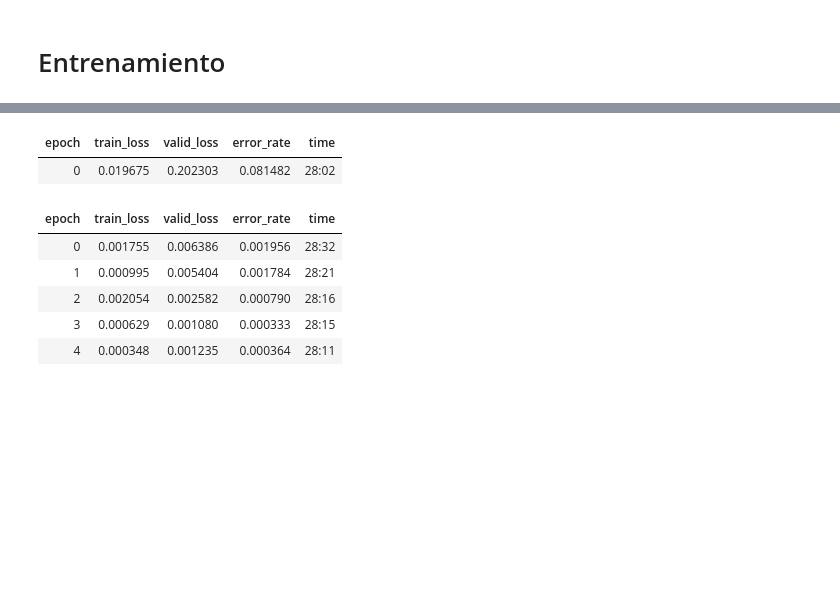
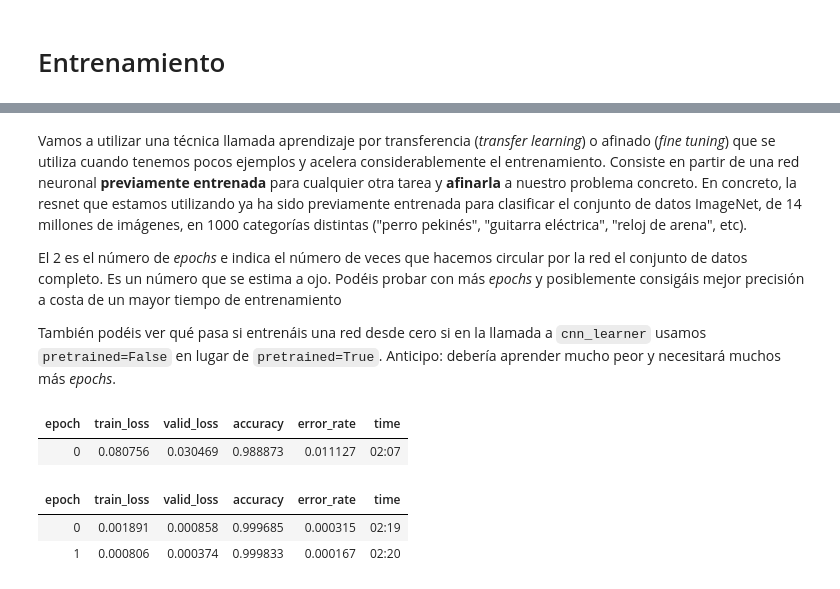
Before and after one commit to jamarju/demo_orla, a Jupyter notebook: 03_entrena_fastai.ipynb, the cells around one changed output, grey strips where cells are left out. Saved outputs shown, nothing was run; the diff lists cells and outputs as text; code cells hidden in the pictures; blank space fills up the shorter version.

Commit message:
train + test RC

```diff
--- a/03_entrena_fastai.ipynb
+++ b/03_entrena_fastai.ipynb
@@ -42,0 +47,3 @@ data_dir = Path('crops')
+# %%
+temp_d = Path('temp')
+temp_d.mkdir(exist_ok=True)
@@ -43 +58,3 @@ data_dir = Path('crops')
+# %%
+crops_d = temp_d / 'crops'
 # %%
@@ -47,9 +64,10 @@ data_dir.ls()
 # %%
 %%time
 dls = ImageDataLoaders.from_folder(
-    data_dir,
+    crops_d,
     item_tfms=Resize(128),
-    bs=128,
-    num_workers=2,
+    batch_tfms=Normalize.from_stats(*imagenet_stats),
+    bs=1024,
+    num_workers=multiprocessing.cpu_count(),
 )
 # %% [output]
@@ -62,4 +82,10 @@ dls.show_batch()
 # %%
 %%time
-learn = cnn_learner(dls, resnet18, metrics=error_rate, path='.').to_fp16().to_parallel()
+learn = cnn_learner(
+    dls,
+    resnet18,
+    metrics=[accuracy, error_rate],
+    path='.',
+    pretrained=True,
+).to_fp16().to_parallel()
 # %% [output]
@@ -76,12 +101,15 @@ learn.show_results()
+# %% [markdown]
+Vamos a utilizar una técnica llamada aprendizaje por transferencia (_transfer learning_) o afinado (_fine tuning_) que se utiliza cuando tenemos pocos ejemplos y acelera considerablemente el entrenamiento. Consiste en partir de una red neuronal **previamente entrenada** para cualquier otra tarea y **afinarla** a nuestro problema concreto. En concreto, la resnet que estamos utilizando ya ha sido previamente entrenada para clasificar el conjunto de datos ImageNet, de 14 millones de imágenes, en 1000 categorías distintas ("perro pekinés", "guitarra eléctrica", "reloj de arena", etc).
+
+El 2 es el número de _epochs_  e indica el número de veces que hacemos circular por la red el conjunto de datos completo. Es un número que se estima a ojo. Podéis probar con más _epochs_ y posiblemente consigáis mejor precisión a costa de un mayor tiempo de entrenamiento
+
+También podéis ver qué pasa si entrenáis una red desde cero si en la llamada a `cnn_learner` usamos `pretrained=False` en lugar de `pretrained=True`. Anticipo: debería aprender mucho peor y necesitará muchos más _epochs_.
 # %%
-learn.fine_tune(5)
+learn.fine_tune(2)
 # %% [output]
-| epoch | train_loss | valid_loss | error_rate | time |
-| 0 | 0.019675 | 0.202303 | 0.081482 | 28:02 |
+| epoch | train_loss | valid_loss | accuracy | error_rate | time |
+| 0 | 0.080756 | 0.030469 | 0.988873 | 0.011127 | 02:07 |
-| epoch | train_loss | valid_loss | error_rate | time |
-| 0 | 0.001755 | 0.006386 | 0.001956 | 28:32 |
-| 1 | 0.000995 | 0.005404 | 0.001784 | 28:21 |
-| 2 | 0.002054 | 0.002582 | 0.000790 | 28:16 |
-| 3 | 0.000629 | 0.001080 | 0.000333 | 28:15 |
-| 4 | 0.000348 | 0.001235 | 0.000364 | 28:11 |
+| epoch | train_loss | valid_loss | accuracy | error_rate | time |
+| 0 | 0.001891 | 0.000858 | 0.999685 | 0.000315 | 02:19 |
+| 1 | 0.000806 | 0.000374 | 0.999833 | 0.000167 | 02:20 |
 # %%
```
Also changed, not shown: parts of 32 cells of this notebook, 1 other file.
